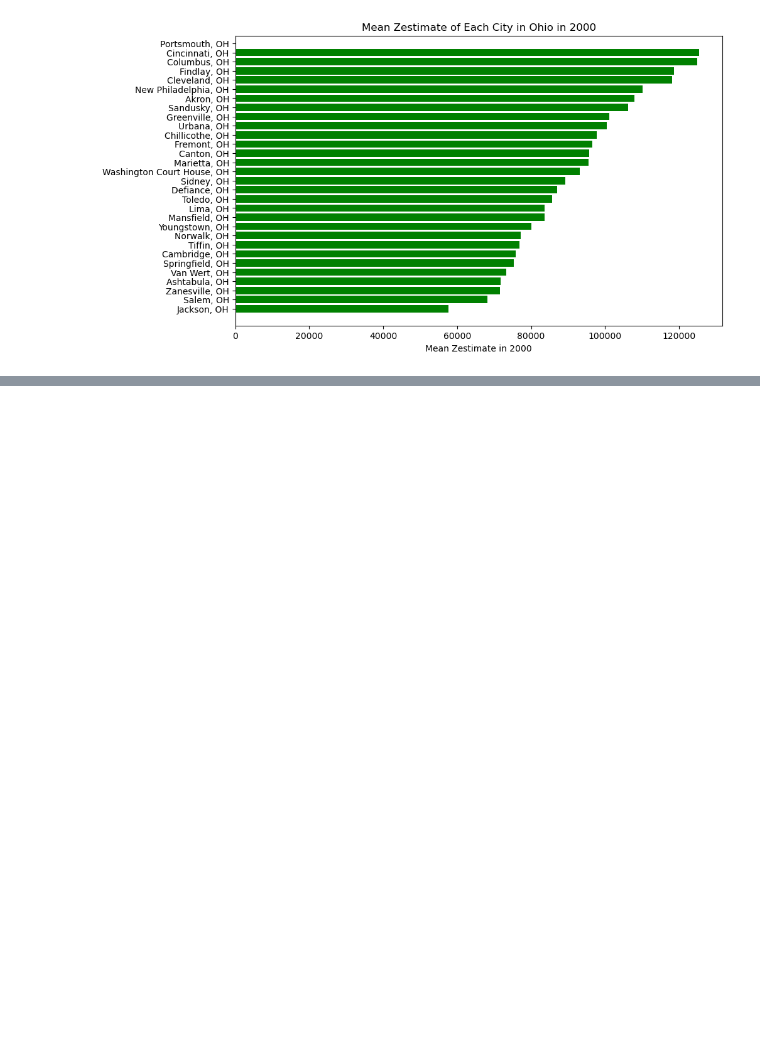
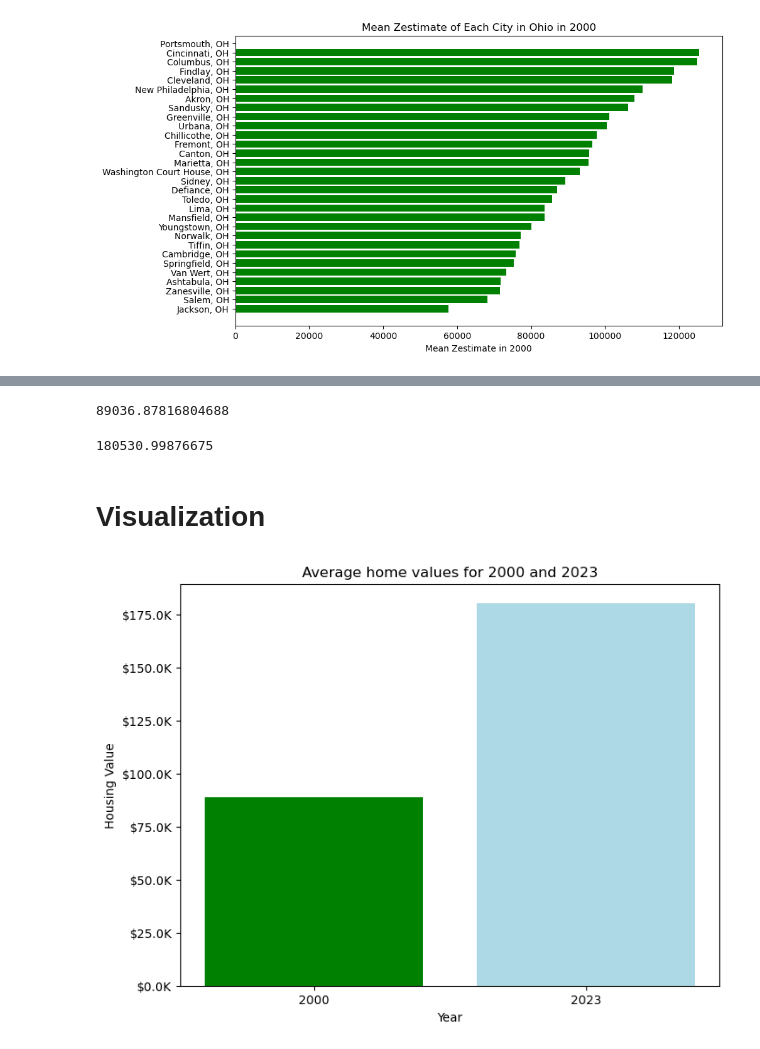
Before and after one commit to McKala1/Project-1, a Jupyter notebook: OSU_AI_Project_1_Antonio.ipynb, the cells around one changed output, grey strips where cells are left out. Saved outputs shown, nothing was run; the diff lists cells and outputs as text; code cells hidden in the pictures; blank space fills up the shorter version.

Commit message:
home values of 2000 and 2023 on the same plot

```diff
--- a/OSU_AI_Project_1_Antonio.ipynb
+++ b/OSU_AI_Project_1_Antonio.ipynb
@@ -312,0 +434,42 @@ plt.show()
+# %%
+avg_home_2000
+# %% [output]
+89036.87816804688
+# %%
+avg_home_2023
+# %% [output]
+180530.99876675
+# %% [markdown]
+# Visualization
+# %%
+import matplotlib.pyplot as plt
+from matplotlib.ticker import FuncFormatter
+
+avg_home_2000 = 89036.87
+avg_home_2023 = 180530.99
+
+# Create a list of years and a list of corresponding mean values
+years = ['2000', '2023']
+means = [avg_home_2000, avg_home_2023]
+
+# Define a function to format y-axis values
+def thousands(x, pos):
+    'The two args are the value and tick position'
+    return '$%1.1fK' % (x * 1e-3)
+
+formatter = FuncFormatter(thousands)
+
+fig, ax = plt.subplots(figsize=(8, 6))
+ax.yaxis.set_major_formatter(formatter)
+
+# Specify the color of each bar
+colors = ['green', 'lightblue']
+plt.bar(years, means, color=colors)
+
+plt.title('Average home values for 2000 and 2023')
+plt.xlabel('Year')
+plt.ylabel('Housing Value')
+
+plt.show()
+# %% [output]
+[figure, added]
```
Also changed, not shown: parts of 9 cells of this notebook.
